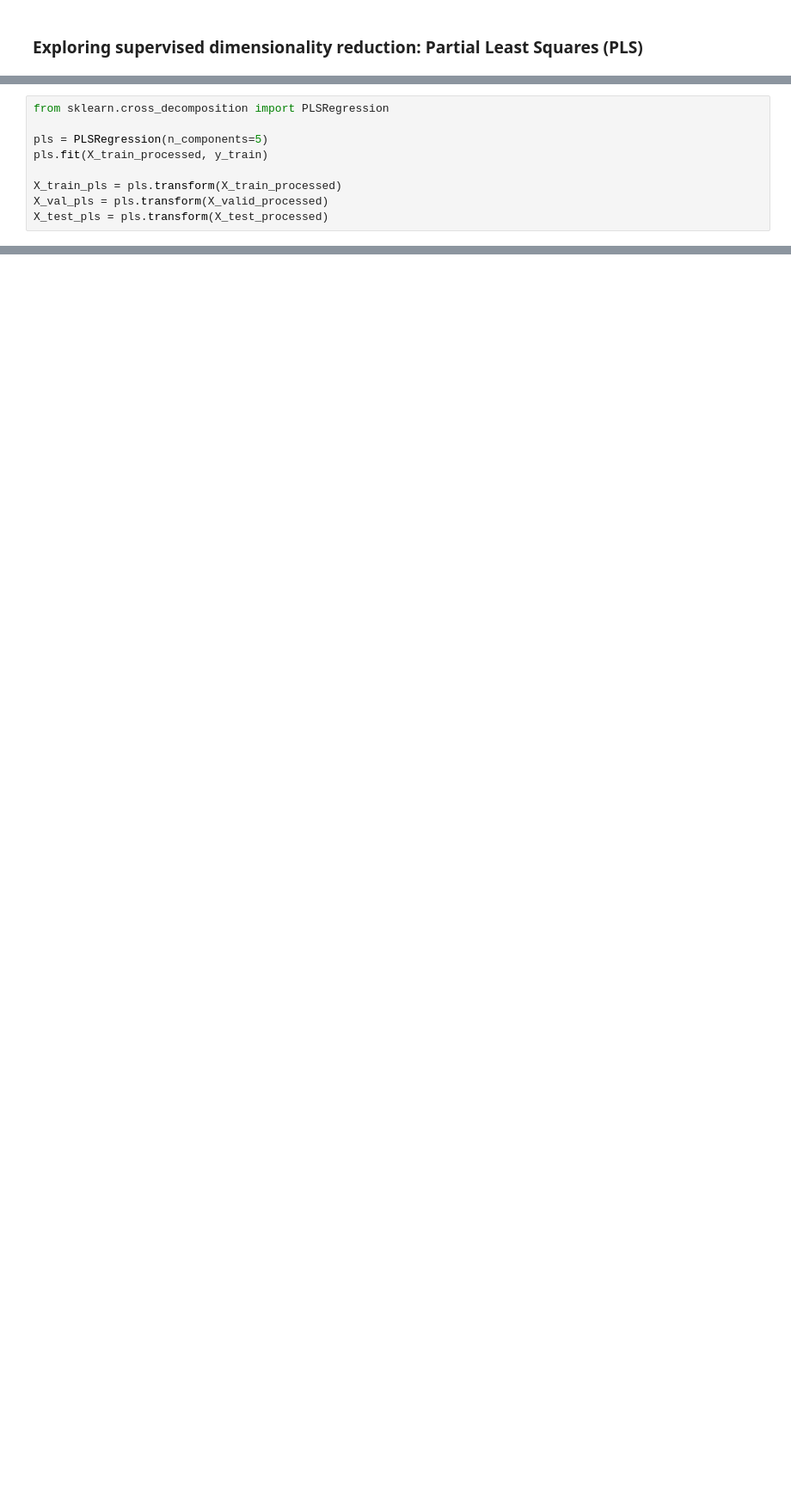
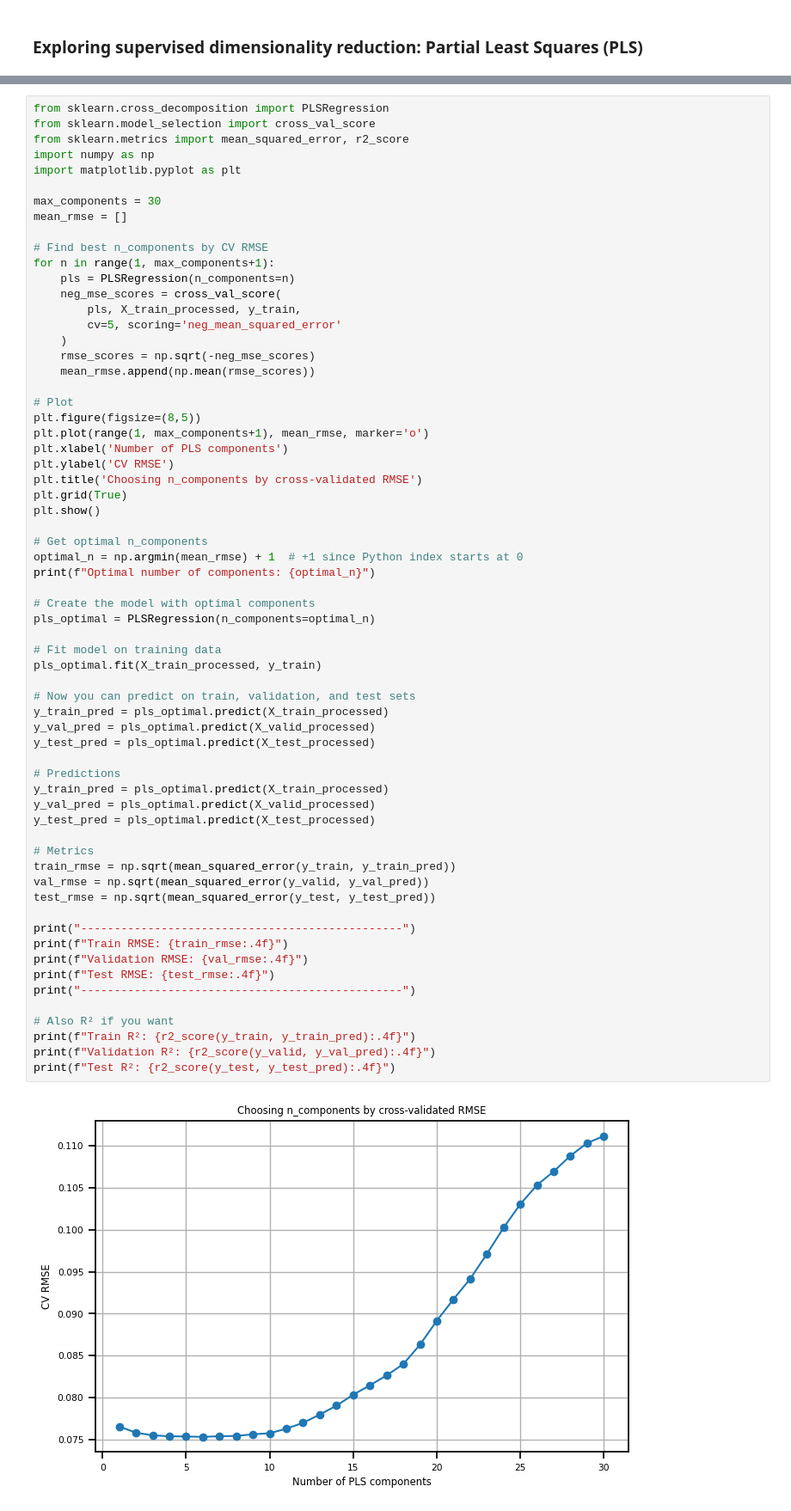
Before and after one commit to beatusia/stock-price-predictor, a Jupyter notebook: notebooks/01_EDA.ipynb, the cells around one changed output, grey strips where cells are left out. Shown at 86% size. Drawn from its saved outputs; the diff is of its cells as text; blank space fills up the shorter version.

```diff
--- a/notebooks/01_EDA.ipynb
+++ b/notebooks/01_EDA.ipynb
@@ -1224,9 +1234,0 @@ These components typically:
-# %%
-from sklearn.cross_decomposition import PLSRegression
-
-pls = PLSRegression(n_components=5)
-pls.fit(X_train_processed, y_train)
-
-X_train_pls = pls.transform(X_train_processed)
-X_val_pls = pls.transform(X_valid_processed)
-X_test_pls = pls.transform(X_test_processed)
@@ -1457,0 +1235,66 @@ TICKER_TSLA, TICKER_UNH, TICKER_UNP, TICKER_XOM, MarketCapBin_Large Cap, MarketC
+# %%
+from sklearn.cross_decomposition import PLSRegression
+from sklearn.model_selection import cross_val_score
+from sklearn.metrics import mean_squared_error, r2_score
+import numpy as np
+import matplotlib.pyplot as plt
+
+max_components = 30
+mean_rmse = []
+
+# Find best n_components by CV RMSE
+for n in range(1, max_components+1):
+    pls = PLSRegression(n_components=n)
+    neg_mse_scores = cross_val_score(
+        pls, X_train_processed, y_train,
+        cv=5, scoring='neg_mean_squared_error'
+    )
+    rmse_scores = np.sqrt(-neg_mse_scores)
+    mean_rmse.append(np.mean(rmse_scores))
+
+# Plot
+plt.figure(figsize=(8,5))
+plt.plot(range(1, max_components+1), mean_rmse, marker='o')
+plt.xlabel('Number of PLS components')
+plt.ylabel('CV RMSE')
+plt.title('Choosing n_components by cross-validated RMSE')
+plt.grid(True)
+plt.show()
+
+# Get optimal n_components
+optimal_n = np.argmin(mean_rmse) + 1  # +1 since Python index starts at 0
+print(f"Optimal number of components: {optimal_n}")
+
+# Create the model with optimal components
+pls_optimal = PLSRegression(n_components=optimal_n)
+
+# Fit model on training data
+pls_optimal.fit(X_train_processed, y_train)
+
+# Now you can predict on train, validation, and test sets
+y_train_pred = pls_optimal.predict(X_train_processed)
+y_val_pred = pls_optimal.predict(X_valid_processed)
+y_test_pred = pls_optimal.predict(X_test_processed)
+
+# Predictions
+y_train_pred = pls_optimal.predict(X_train_processed)
+y_val_pred = pls_optimal.predict(X_valid_processed)
+y_test_pred = pls_optimal.predict(X_test_processed)
+
+# Metrics
+train_rmse = np.sqrt(mean_squared_error(y_train, y_train_pred))
+val_rmse = np.sqrt(mean_squared_error(y_valid, y_val_pred))
+test_rmse = np.sqrt(mean_squared_error(y_test, y_test_pred))
+
+print("------------------------------------------------")
+print(f"Train RMSE: {train_rmse:.4f}")
+print(f"Validation RMSE: {val_rmse:.4f}")
+print(f"Test RMSE: {test_rmse:.4f}")
+print("------------------------------------------------")
+
+# Also R² if you want
+print(f"Train R²: {r2_score(y_train, y_train_pred):.4f}")
+print(f"Validation R²: {r2_score(y_valid, y_val_pred):.4f}")
+print(f"Test R²: {r2_score(y_test, y_test_pred):.4f}")
+# %% [output]
+[figure, added]
```
Also changed, not shown: parts of 21 cells of this notebook, 3 other files.
